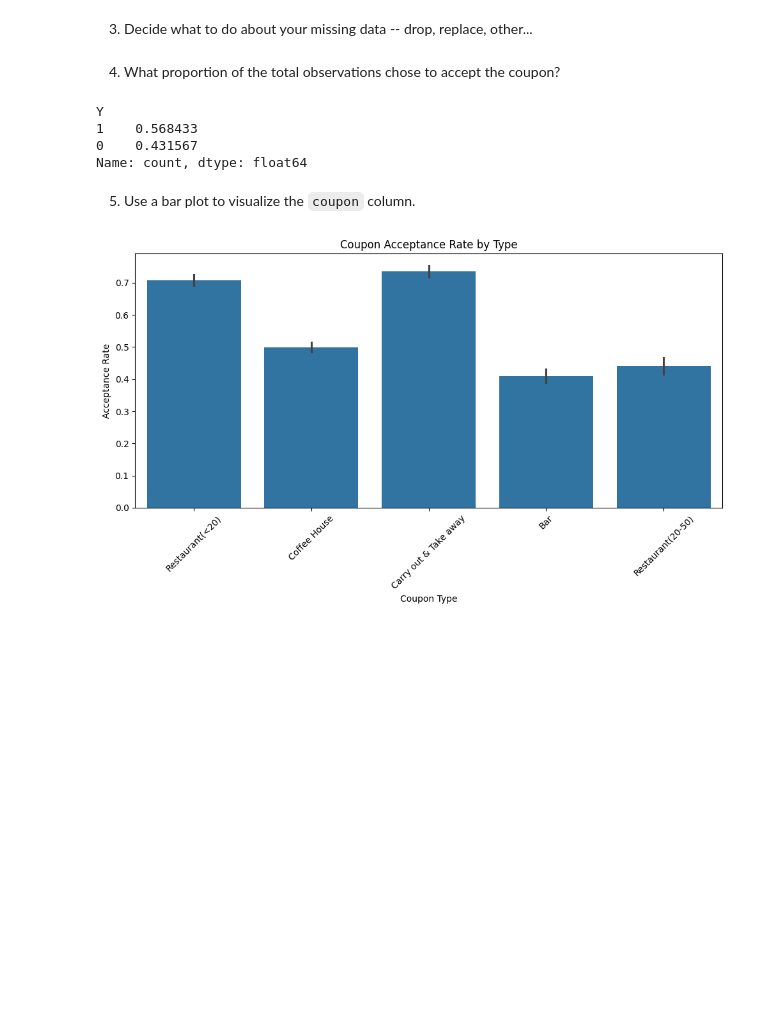
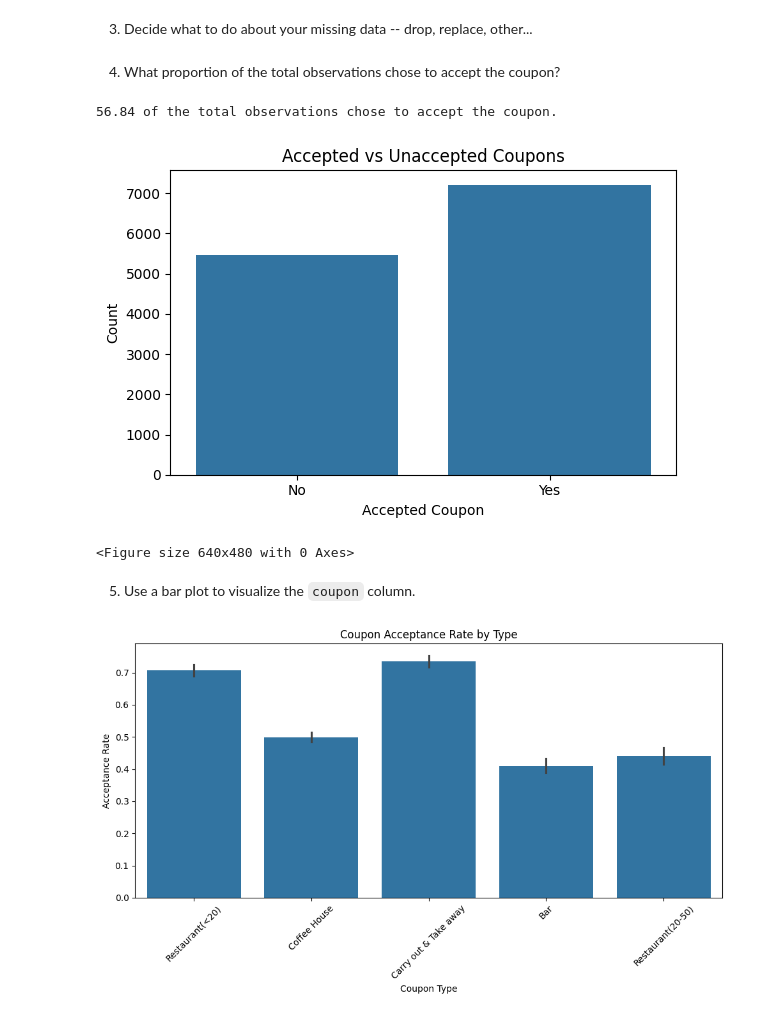
Before and after one commit to rajkrrsingh/Coupon-Acceptance-Analysis, a Jupyter notebook: prompt.ipynb, the cells around one changed output. Saved outputs shown, nothing was run; the diff lists cells and outputs as text; code cells hidden in the pictures; blank space fills up the shorter version.

```diff
--- a/prompt.ipynb
+++ b/prompt.ipynb
@@ -115,12 +128,21 @@ data = data.drop(columns=['car'])
 # %%
 total_accespted =data['Y'].value_counts() / len(data)
 
 print(f"{total_accespted[1]*100:.2f} of the total observations chose to accept the coupon.")
+
+accept_counts = data['Y'].value_counts().sort_index()
+plt.figure(figsize=(6, 4))
+sns.barplot(x=accept_counts.index.map({0: "No", 1: "Yes"}), y=accept_counts.values)
+plt.title('Accepted vs Unaccepted Coupons')
+plt.xlabel('Accepted Coupon')
+plt.ylabel('Count')
+plt.tight_layout()
+plt.show()
+plt.savefig('images/accepted_vs_unaccepted.png')
 # %% [output]
-Y
-1    0.568433
-0    0.431567
-Name: count, dtype: float64
+56.84 of the total observations chose to accept the coupon.
+[figure, added]
+<Figure size 640x480 with 0 Axes>
 # %% [markdown]
 5. Use a bar plot to visualize the `coupon` column.
 # %%
```
Also changed, not shown: parts of 16 cells of this notebook, 8 other files.
